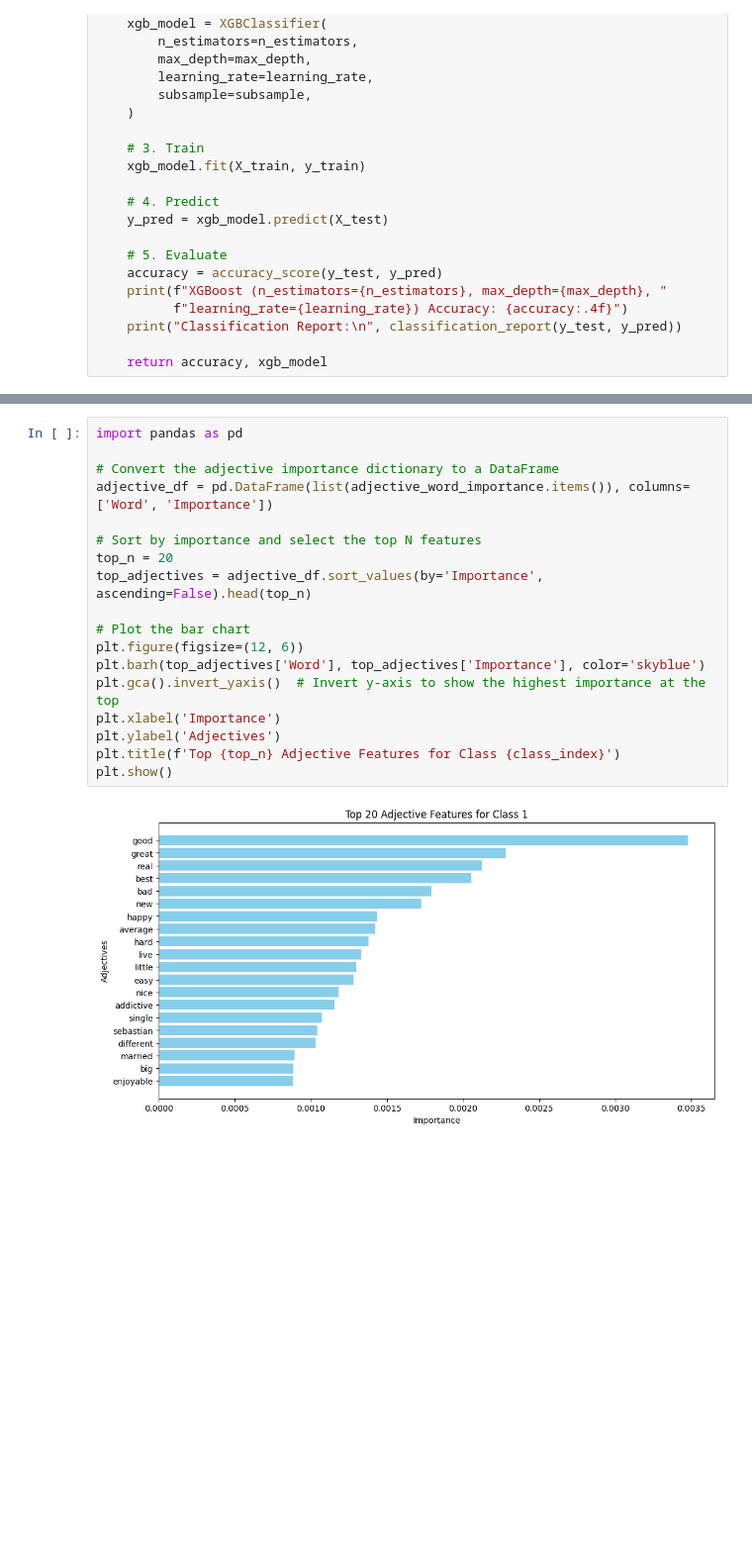
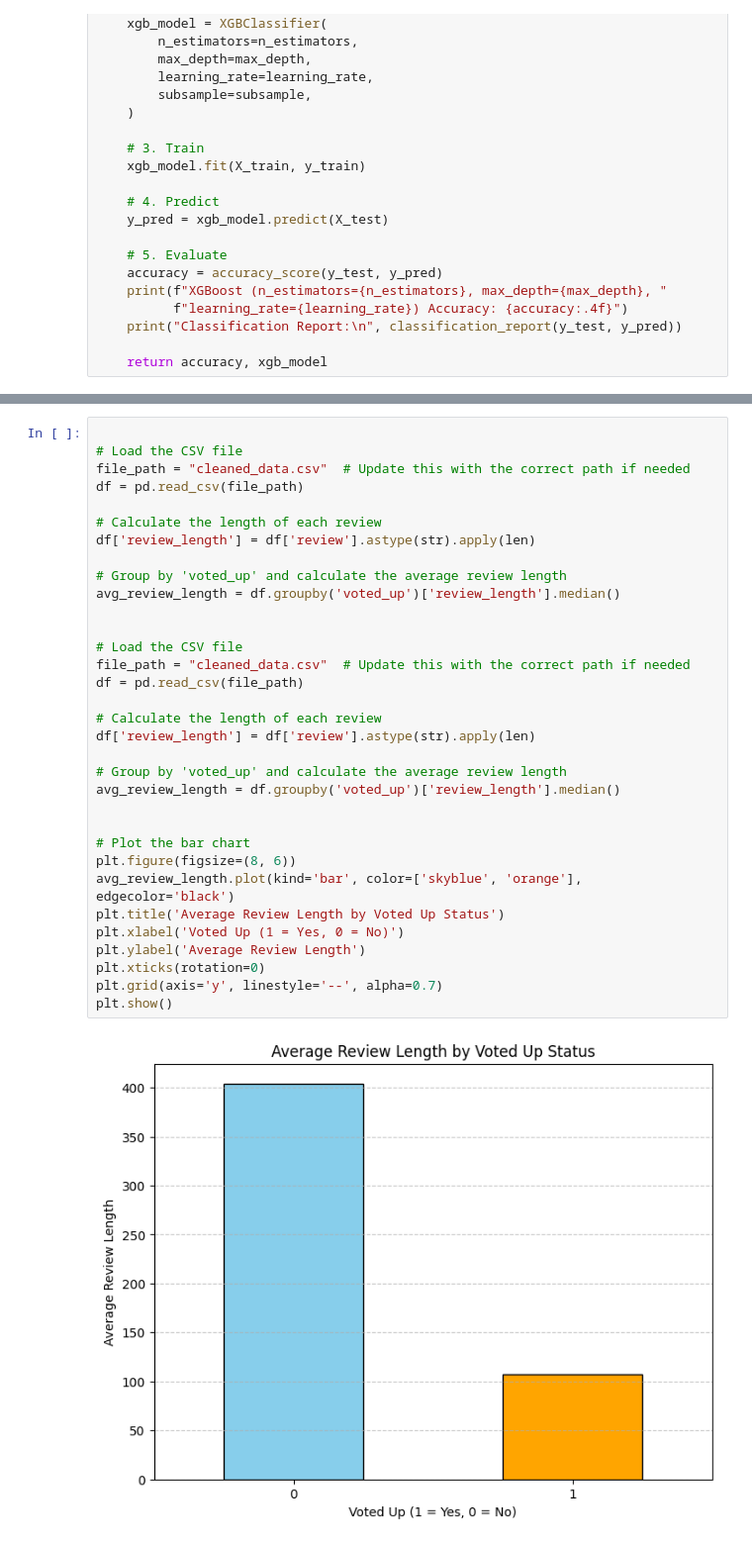
Before and after one commit to Jkwokhk/CS506, a Jupyter notebook: main.ipynb, the cells around one changed output, grey strips where cells are left out. Shown at 99% size. Drawn from its saved outputs; the diff is of its cells as text; blank space fills up the shorter version.

```diff
--- a/main.ipynb
+++ b/main.ipynb
@@ -412,20 +428,35 @@ plt.show()
-# %%
-import pandas as pd
-
-# Convert the adjective importance dictionary to a DataFrame
-adjective_df = pd.DataFrame(list(adjective_word_importance.items()), columns=['Word', 'Importance'])
-
-# Sort by importance and select the top N features
-top_n = 20
-top_adjectives = adjective_df.sort_values(by='Importance', ascending=False).head(top_n)
-
-# Plot the bar chart
-plt.figure(figsize=(12, 6))
-plt.barh(top_adjectives['Word'], top_adjectives['Importance'], color='skyblue')
-plt.gca().invert_yaxis()  # Invert y-axis to show the highest importance at the top
-plt.xlabel('Importance')
-plt.ylabel('Adjectives')
-plt.title(f'Top {top_n} Adjective Features for Class {class_index}')
-plt.show()
-# %% [output]
-[figure, removed]
+# %%
+
+# Load the CSV file
+file_path = "cleaned_data.csv"  # Update this with the correct path if needed
+df = pd.read_csv(file_path)
+
+# Calculate the length of each review
+df['review_length'] = df['review'].astype(str).apply(len)
+
+# Group by 'voted_up' and calculate the average review length
+avg_review_length = df.groupby('voted_up')['review_length'].median()
+
+
+# Load the CSV file
+file_path = "cleaned_data.csv"  # Update this with the correct path if needed
+df = pd.read_csv(file_path)
+
+# Calculate the length of each review
+df['review_length'] = df['review'].astype(str).apply(len)
+
+# Group by 'voted_up' and calculate the average review length
+avg_review_length = df.groupby('voted_up')['review_length'].median()
+
+
+# Plot the bar chart
+plt.figure(figsize=(8, 6))
+avg_review_length.plot(kind='bar', color=['skyblue', 'orange'], edgecolor='black')
+plt.title('Average Review Length by Voted Up Status')
+plt.xlabel('Voted Up (1 = Yes, 0 = No)')
+plt.ylabel('Average Review Length')
+plt.xticks(rotation=0)
+plt.grid(axis='y', linestyle='--', alpha=0.7)
+plt.show()
+# %% [output]
+[figure, added]
```
Also changed, not shown: parts of 8 cells of this notebook.
